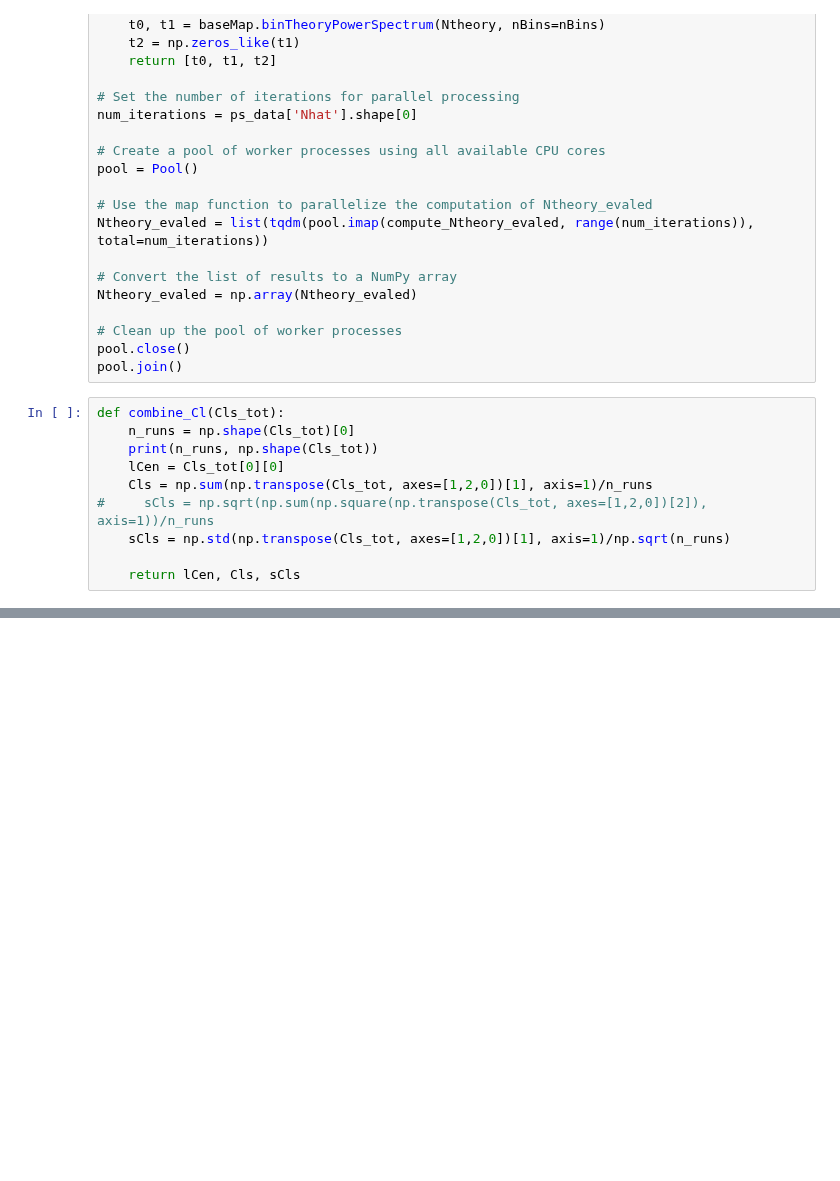
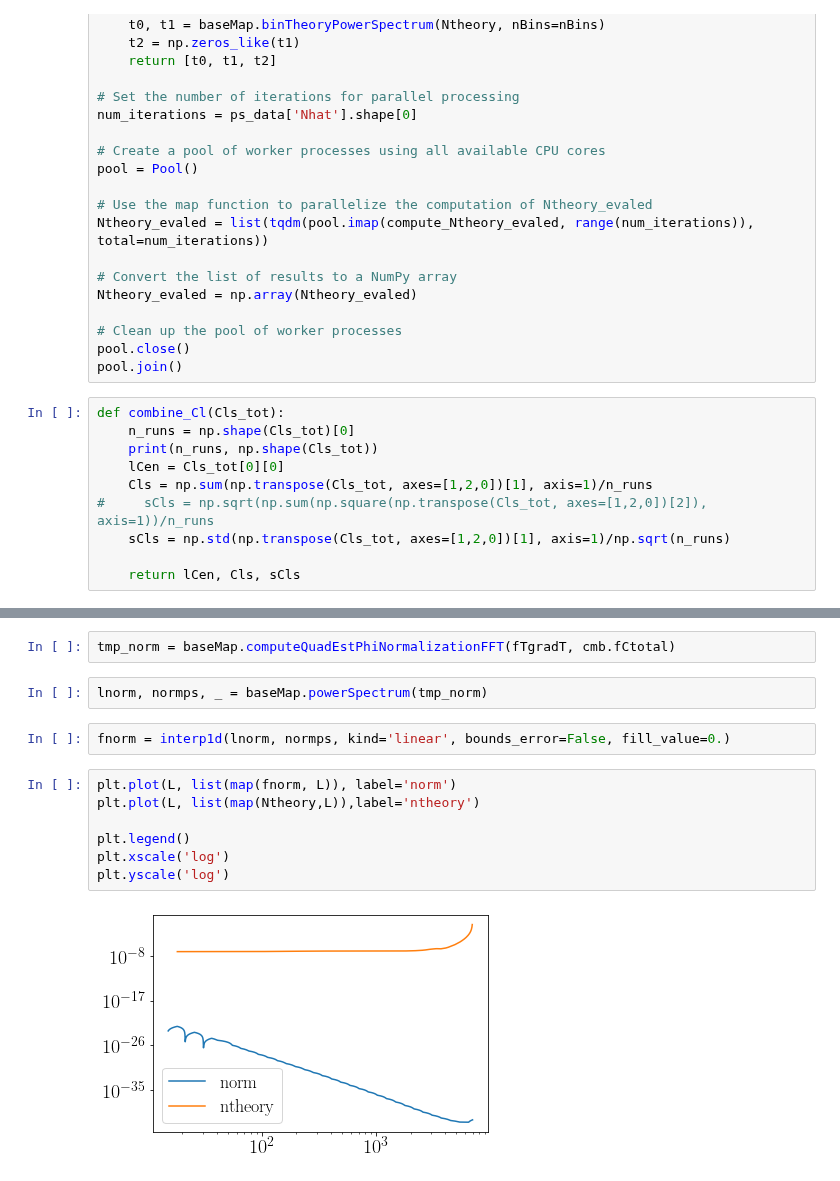
Before and after one commit to DelonShen/LensQuEst, a Jupyter notebook: dev/check_randomized.ipynb, the cells around one changed output, grey strips where cells are left out. Saved outputs shown, nothing was run; the diff lists cells and outputs as text; blank space fills up the shorter version.

```diff
--- a/dev/check_randomized.ipynb
+++ b/dev/check_randomized.ipynb
@@ -375,0 +378,15 @@ plt.savefig('figures/Nhat various.pdf')
+# %%
+tmp_norm = baseMap.computeQuadEstPhiNormalizationFFT(fTgradT, cmb.fCtotal)
+# %%
+lnorm, normps, _ = baseMap.powerSpectrum(tmp_norm)
+# %%
+fnorm = interp1d(lnorm, normps, kind='linear', bounds_error=False, fill_value=0.)
+# %%
+plt.plot(L, list(map(fnorm, L)), label='norm')
+plt.plot(L, list(map(Ntheory,L)),label='ntheory')
+
+plt.legend()
+plt.xscale('log')
+plt.yscale('log')
+# %% [output]
+[figure, added]
```
Also changed, not shown: parts of 10 cells of this notebook, 23 other files.
